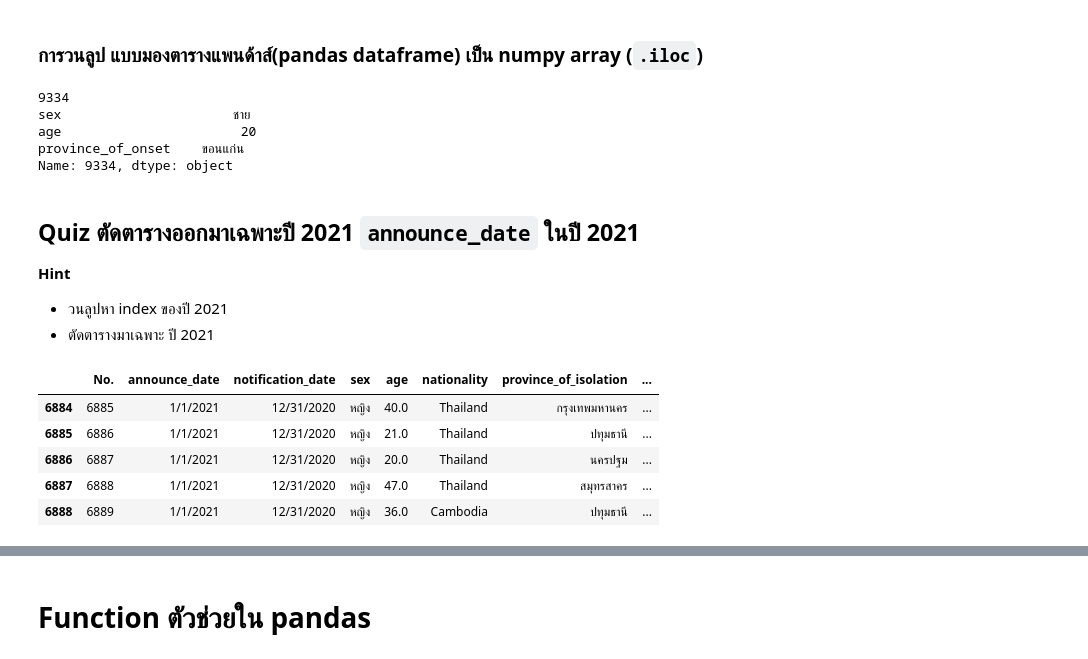
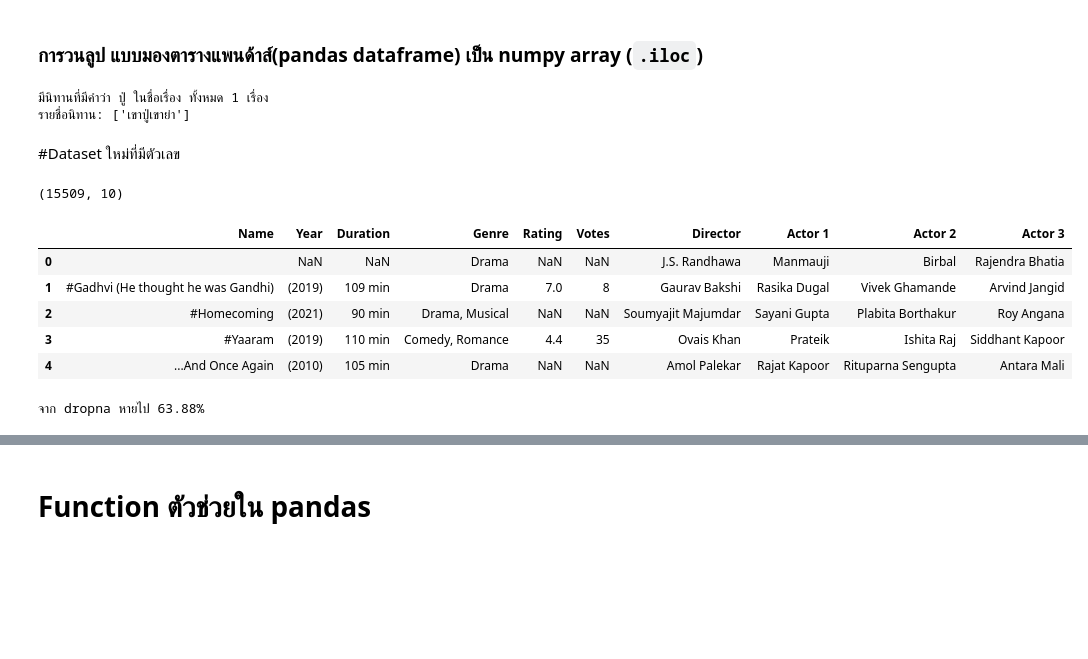
Before and after one commit to Arisarayangyoo/Python_dataviz2024, a Jupyter notebook: Pandas101_2024.ipynb, the cells around one changed output, grey strips where cells are left out. Cells and saved outputs as stored; diff of their text form; code cells hidden in the pictures; blank space fills up the shorter version.

````diff
--- a/Pandas101_2024.ipynb
+++ b/Pandas101_2024.ipynb
@@ -881,36 +902,31 @@ province_of_onset    ขอนแก่น
 Name: 9334, dtype: object)
 # %% [markdown]
 ### การวนลูป แบบมองตารางแพนด้าส์(pandas dataframe) เป็น numpy array  (```.iloc```)
-# %%
-for each_row in range(this_data.shape[0]):
-    if (this_data.iloc[each_row,1] == 20) and (this_data.iloc[each_row,2] == 'ขอนแก่น'):  #each_row คือ ตัวเลข
-        print(each_row)
-        print(this_data.iloc[each_row,:])
-# %% [output]
-9334
-sex                      ชาย
-age                       20
-province_of_onset    ขอนแก่น
-Name: 9334, dtype: object
-# %% [markdown]
-## Quiz ตัดตารางออกมาเฉพาะปี 2021 ```announce_date``` ในปี 2021
-
-**Hint**
-*   วนลูปหา index ของปี 2021
-*   ตัดตารางมาเฉพาะ ปี 2021
-# %%
-TF=list()
-for each_row in data_covid.iterrows():
-    if each_row[1]['announce_date'].split('/')[2] == '2021':
-        TF.append(True)
-    else:
-        TF.append(False)
-
-data_covid[TF].head()
-# %% [output]
-|  | No. | announce_date | notification_date | sex | age | nationality | province_of_isolation | ... |
-| 6884 | 6885 | 1/1/2021 | 12/31/2020 | หญิง | 40.0 | Thailand | กรุงเทพมหานคร | ... |
-| 6885 | 6886 | 1/1/2021 | 12/31/2020 | หญิง | 21.0 | Thailand | ปทุมธานี | ... |
-| 6886 | 6887 | 1/1/2021 | 12/31/2020 | หญิง | 20.0 | Thailand | นครปฐม | ... |
-| 6887 | 6888 | 1/1/2021 | 12/31/2020 | หญิง | 47.0 | Thailand | สมุทรสาคร | ... |
-| 6888 | 6889 | 1/1/2021 | 12/31/2020 | หญิง | 36.0 | Cambodia | ปทุมธานี | ... |
+# %%
+# prompt: นิทานที่titleมีคำว่าปู่  โดย iloc
+
+count = 0
+list_grandpa = []
+for i in range(this_data.shape[0]):
+  if 'ปู่' in this_data.iloc[i,0]:
+    count += 1
+    list_grandpa.append(this_data.iloc[i,0])
+print(f'มีนิทานที่มีคำว่า ปู่ ในชื่อเรื่อง ทั้งหมด {count} เรื่อง')
+print(f'รายชื่อนิทาน: {list_grandpa}')
+# %% [output]
+มีนิทานที่มีคำว่า ปู่ ในชื่อเรื่อง ทั้งหมด 1 เรื่อง
+รายชื่อนิทาน: ['เขาปู่เขาย่า']
+# %% [markdown]
+#Dataset ใหม่ที่มีตัวเลข
+# %%
+movie_df = pd.read_csv('/content/drive/MyDrive/data_viz_2024_DATA/IMDb Movies India.csv', encoding = 'latin-1')
+print(movie_df.shape)
+movie_df.head()
+# %% [output]
+(15509, 10)
+|  | Name | Year | Duration | Genre | Rating | Votes | Director | Actor 1 | Actor 2 | Actor 3 |
+| 0 |  | NaN | NaN | Drama | NaN | NaN | J.S. Randhawa | Manmauji | Birbal | Rajendra Bhatia |
+| 1 | #Gadhvi (He thought he was Gandhi) | (2019) | 109 min | Drama | 7.0 | 8 | Gaurav Bakshi | Rasika Dugal | Vivek Ghamande | Arvind Jangid |
+| 2 | #Homecoming | (2021) | 90 min | Drama, Musical | NaN | NaN | Soumyajit Majumdar | Sayani Gupta | Plabita Borthakur | Roy Angana |
+| 3 | #Yaaram | (2019) | 110 min | Comedy, Romance | 4.4 | 35 | Ovais Khan | Prateik | Ishita Raj | Siddhant Kapoor |
+| 4 | ...And Once Again | (2010) | 105 min | Drama | NaN | NaN | Amol Palekar | Rajat Kapoor | Rituparna Sengupta | Antara Mali |
@@ -916,0 +935,9 @@ data_covid[TF].head()
+# %%
+# prompt: จาก dropna หายไปกี่%
+
+original_size = 15509
+remaining_size = 5602
+percentage_dropped = ((original_size - remaining_size) / original_size) * 100
+print(f"จาก dropna หายไป {percentage_dropped:.2f}%")
+# %% [output]
+จาก dropna หายไป 63.88%
````
Also changed, not shown: parts of 14 cells of this notebook.
